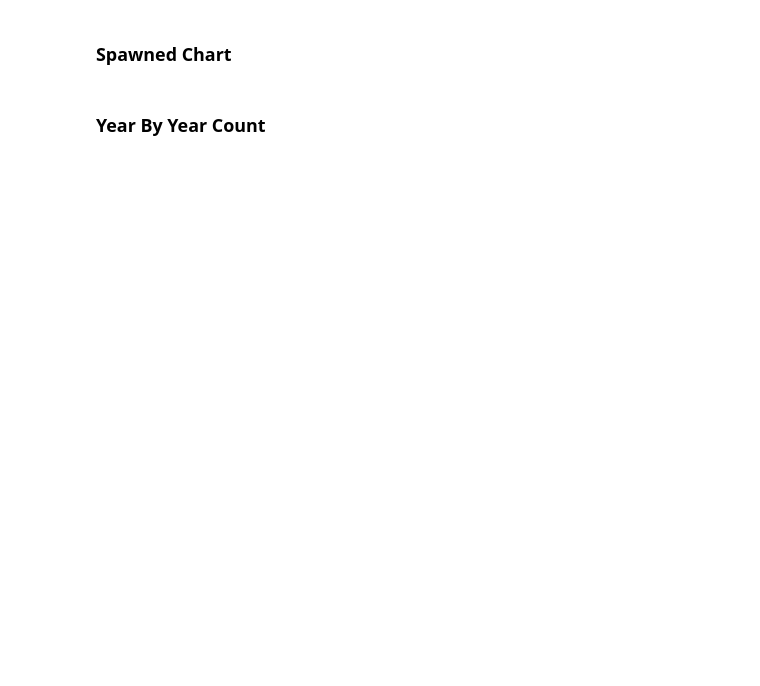
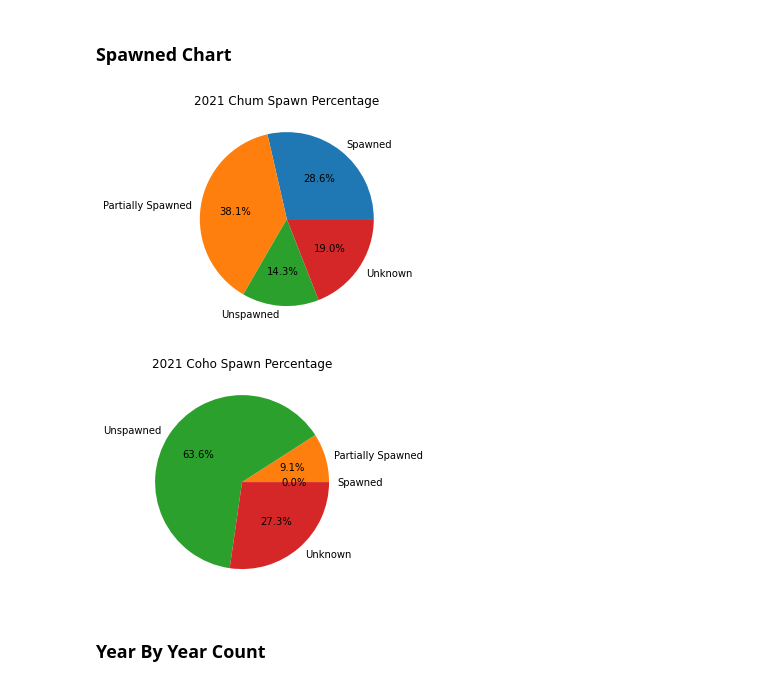
Before and after one commit to slfisco/salmonNotebook, a Jupyter notebook: salmonNotebook.ipynb, the cells around one changed output. Drawn from its saved outputs; the diff is of its cells as text; code cells hidden in the pictures; blank space fills up the shorter version.

```diff
--- a/salmonNotebook.ipynb
+++ b/salmonNotebook.ipynb
@@ -115,22 +158,26 @@ displayScatterMap(dropInaccurateLocations(salmonDf), mostRecentSurvey + ' Fish S
 # %% [markdown]
 ### Spawned Chart
 # %%
-def displaySpawnedChart(salmonDf):
+def displaySpawnedChart(salmonDf, species):
     try:
-        deadChumDf = filterSalmonDf(salmonDf, ('Species', 'Chum'), ('Type', 'Dead'))
-        totalDeadChum = deadChumDf.shape[0]
-        totalSpawnedChum = filterSalmonDf(deadChumDf, ('Spawning_Success', 'Spawned')).shape[0]
-        totalPartialSpawnedChum = filterSalmonDf(deadChumDf, ('Spawning_Success', 'Partially spawned')).shape[0]
-        totalUnspawnedChum = filterSalmonDf(deadChumDf, ('Spawning_Success', 'Unspawned')).shape[0]
-        totalUnknownSpawnedChum = filterSalmonDf(deadChumDf, ('Spawning_Success', 'Unknown')).shape[0]
-        spawnPercentages = [totalSpawnedChum/totalDeadChum*100, totalPartialSpawnedChum/totalDeadChum*100, totalUnspawnedChum/totalDeadChum*100, totalUnknownSpawnedChum/totalDeadChum*100]
+        deadDf = filterSalmonDf(salmonDf, ('Species', species), ('Type', 'Dead'))
+        totalDead = deadDf.shape[0]
+        totalSpawned = filterSalmonDf(deadDf, ('Spawning_Success', 'Spawned')).shape[0]
+        totalPartialSpawned = filterSalmonDf(deadDf, ('Spawning_Success', 'Partially spawned')).shape[0]
+        totalUnspawned = filterSalmonDf(deadDf, ('Spawning_Success', 'Unspawned')).shape[0]
+        totalUnknownSpawned = filterSalmonDf(deadDf, ('Spawning_Success', 'Unknown')).shape[0]
+        spawnPercentages = [totalSpawned/totalDead*100, totalPartialSpawned/totalDead*100, totalUnspawned/totalDead*100, totalUnknownSpawned/totalDead*100]
         pie, ax1 = plt.subplots()
         ax1.pie(spawnPercentages, labels=['Spawned', 'Partially Spawned', 'Unspawned', 'Unknown'], autopct='%1.1f%%')
-        plt.title(mostRecentSurvey + ' Chum Spawn Percentage')
+        plt.title(mostRecentSurvey + ' ' + species + ' Spawn Percentage')
         plt.show()
     except ZeroDivisionError:
         print('Unable to display spawned chart. No spawning data to display')
-displaySpawnedChart(salmonDf)
+displaySpawnedChart(salmonDf, 'Chum')
+displaySpawnedChart(salmonDf, 'Coho')
+# %% [output]
+[figure, added]
+[figure, added]
 # %% [markdown]
 ### Year By Year Count
 # %%
```
Also changed, not shown: parts of 5 cells of this notebook.
